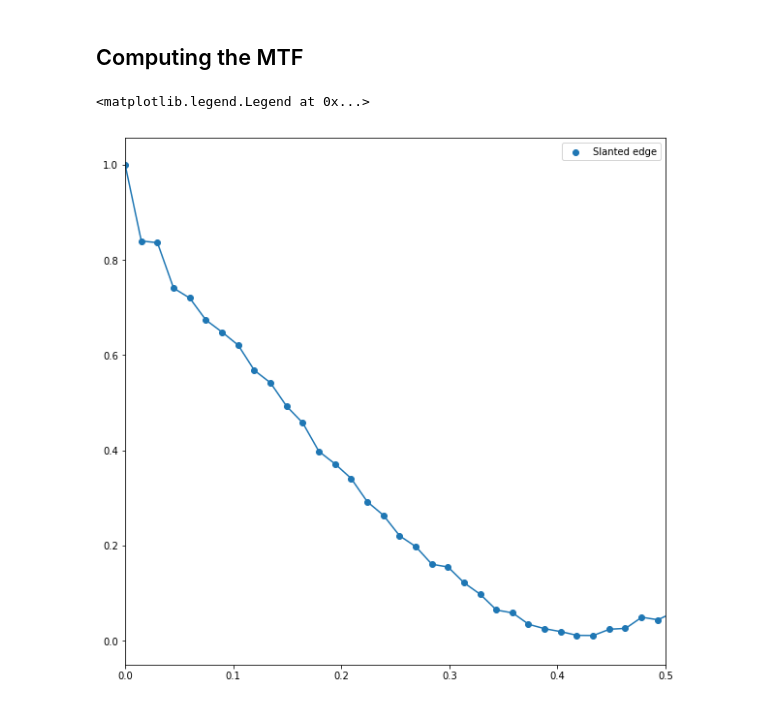
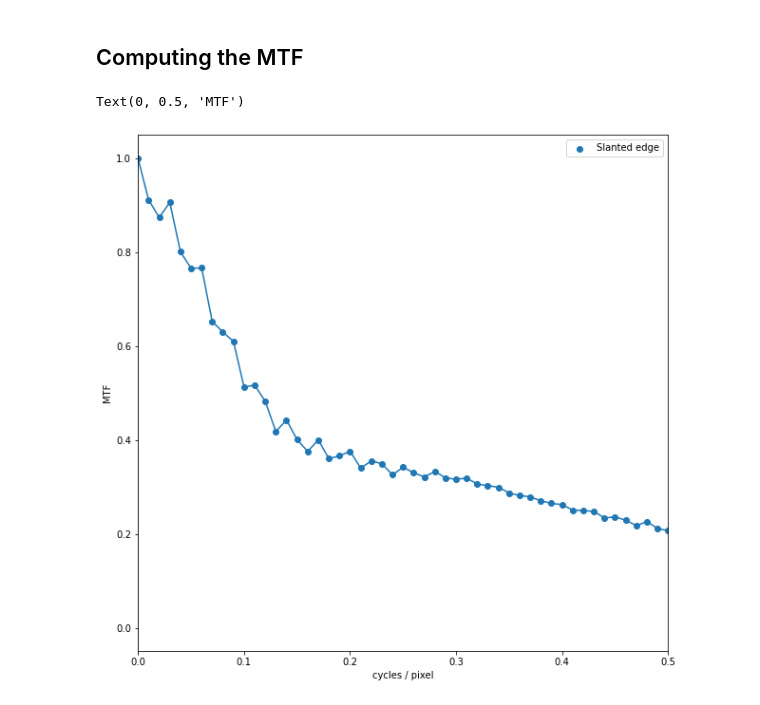
Before and after one commit to kwokkenton/optea, a Jupyter notebook: Srayan_mtf-extraction/fakahil-notebook.ipynb, the cells around one changed output. Drawn from its saved outputs; the diff is of its cells as text; code cells hidden in the pictures.

```diff
--- a/Srayan_mtf-extraction/fakahil-notebook.ipynb
+++ b/Srayan_mtf-extraction/fakahil-notebook.ipynb
@@ -252,7 +252,9 @@ shifted_x = shifted_x*np.cos(math.radians(theta))
 # %%
 all_x, all_y = merge(shifted_x,profile)
 # %%
-all_x, all_y = sort(all_x,all_y)
+# all_x, all_y = sort(all_x,all_y)
+all_x = sorted(all_x)
+all_y = sorted(all_y)
 # %% [markdown]
 ## Smoothing the Edge funciton
 # %%
@@ -288,21 +290,23 @@ plt.plot(lsfx,lsfy2)
 # %%
 plt.figure(figsize=(10,10))
 size = lsfx.shape[0]#edge.shape[1]
 size2 = edge.shape[1]
 lsf = fftshift(lsfy)
 mtf = fft(lsf)
 f_s = 1./19
 f  = (1./(f_s*size) * np.arange(0, size, step = 1))
 f2 = (1./(size2) * np.arange(0, size2, step = 1))
 mtf= np.abs(mtf)
 mtf = mtf/mtf.max()
 mtf2 = mtf[:edge.shape[1]]
 plt.plot(f[f <= n_rows / 2], mtf[f <= n_rows / 2])
 plt.scatter(f2, mtf2,label='Slanted edge')
 plt.xlim(0,0.5)
 #plt.plot(X,Y,label='Siemens star')
 plt.legend()
+plt.xlabel('cycles / pixel')
+plt.ylabel('MTF')
 #plt.savefig('MTF.png',dpi=200)
 # %% [output]
-<matplotlib.legend.Legend at 0x...>
+Text(0, 0.5, 'MTF')
-[figure, old version]
+[figure, new version]
```
Also changed, not shown: parts of 6 cells of this notebook, 1 other file.
